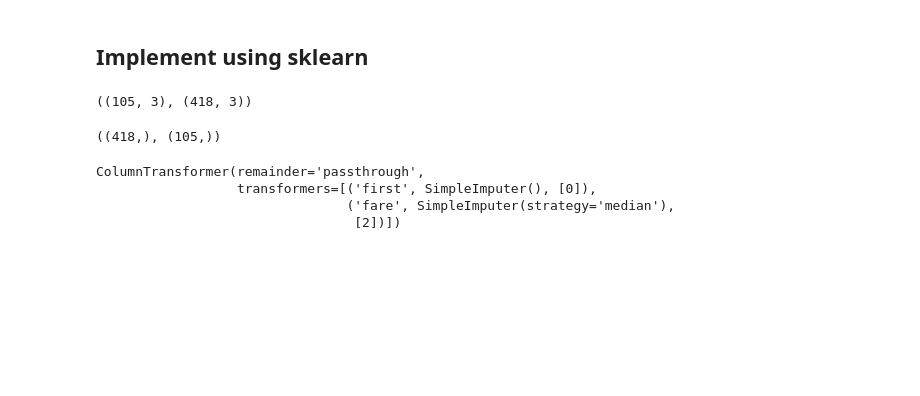
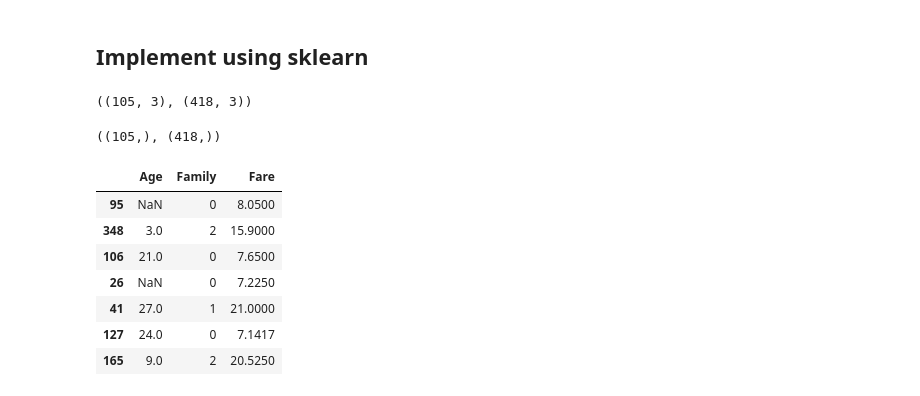
Before and after one commit to Ganesh20000/Machine-Learning, a Jupyter notebook: day-36/simple.ipynb, the cells around one changed output. Drawn from its saved outputs; the diff is of its cells as text; code cells hidden in the pictures; blank space fills up the shorter version.

```diff
--- a/day-36/simple.ipynb
+++ b/day-36/simple.ipynb
@@ -206,8 +206,12 @@ sns.boxplot(x_train[['Fare','fare mean','fare median']],palette='Set1')
 [figure]
 # %% [markdown]
 ## Implement using sklearn
+# %%
+x=d.iloc[:,[0,1,2]]
+y=d.iloc[:,-1]
 # %%
-x_train,x_test,y_test,y_train =train_test_split(x,y,test_size=0.2,random_state=2)
+from sklearn.model_selection import train_test_split
+x_train,x_test,y_train,y_test =train_test_split(x,y,test_size=0.2,random_state=42)
 # %%
 x_test.shape,x_train.shape
 # %% [output]
@@ -215,9 +219,20 @@ x_test.shape,x_train.shape
 # %%
 y_test.shape,y_train.shape
 # %% [output]
-((418,), (105,))
+((105,), (418,))
 # %%
 imputer1 = SimpleImputer(strategy='mean')
 imputer2 = SimpleImputer(strategy='median')
+# %%
+x_train.sample(7)
+# %% [output]
+|  | Age | Family | Fare |
+| 95 | NaN | 0 | 8.0500 |
+| 348 | 3.0 | 2 | 15.9000 |
+| 106 | 21.0 | 0 | 7.6500 |
+| 26 | NaN | 0 | 7.2250 |
+| 41 | 27.0 | 1 | 21.0000 |
+| 127 | 24.0 | 0 | 7.1417 |
+| 165 | 9.0 | 2 | 20.5250 |
 # %%
 level1 = ColumnTransformer([
@@ -241,10 +256,3 @@ pipe = Pipeline(
 
     ]
 )
-# %%
-clf.fit(x_train)
-# %% [output]
-ColumnTransformer(remainder='passthrough',
-                  transformers=[('first', SimpleImputer(), [0]),
-                                ('fare', SimpleImputer(strategy='median'),
-                                 [2])])
```
Also changed, not shown: parts of 21 cells of this notebook, 16 other files.
